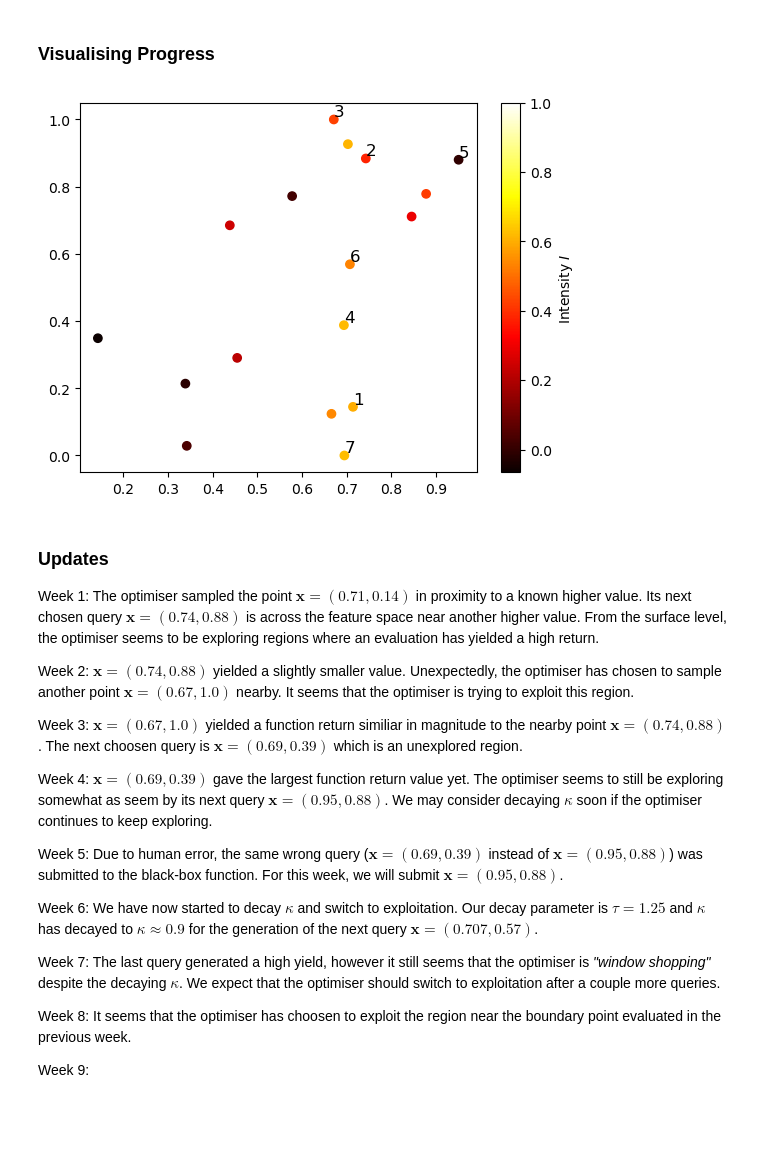
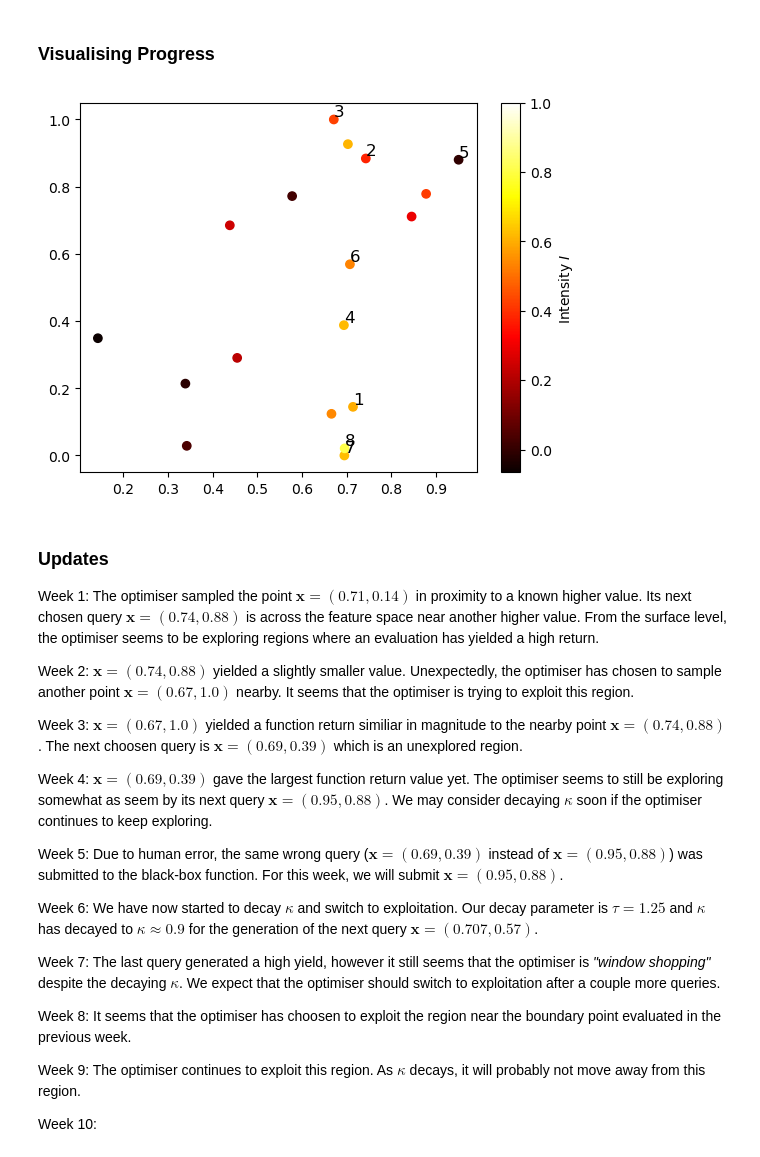
Before and after one commit to prithvi-ramrucha/Capstone-Project, a Jupyter notebook: Function 2/Function 2.ipynb, the cells around one changed output. Cells and saved outputs as stored; diff of their text form; code cells hidden in the pictures; blank space fills up the shorter version.

Commit message:
week 10 queries generated (1/2).

```diff
--- a/Function 2/Function 2.ipynb
+++ b/Function 2/Function 2.ipynb
@@ -196,40 +196,42 @@ X_new = [[0.714022, 0.144772],
          [0.693657329560127, 0.387796793163461],
          [0.950533712613288, 0.880113144198796],
          [0.707123062636893, 0.569087393419978],
-         [0.694697, 0.000000]
+         [0.694697, 0.000000],
+         [0.695342070757102, 0.0212062580520909]
 ]
 
 y_new = [0.5974724463060992,
          0.3768987459655726,
          0.428581720970266,
          0.618115021297223,
          -0.004621971838607,
          0.529657108588525,
-         0.6249467279360946]
+         0.6249467279360946,
+         0.808474313940969]
 
 # Concatenating,
 X = np.concatenate((X, X_new), axis=0)
 y = np.concatenate((y, y_new), axis=0)
 
 # Plotting,
 plt.scatter(X.T[0], X.T[1], c=y, cmap="hot", vmax=1)
 plt.plot()
 plt.colorbar(label="Intensity $I$")
 
 for i, (x1, x2) in enumerate(X_new):
     plt.text(
         x1,
         x2,
         str(i + 1),
         color="black",
         fontsize=12,
         ha="left",
         va="bottom"
     )
 
 plt.show()
 # %% [output]
-[figure, old version]
+[figure, new version]
 # %% [markdown]
 ### Updates
 
@@ -249,4 +251,6 @@ Week 7: The last query generated a high yield, however it still seems that the o
 
 Week 8: It seems that the optimiser has choosen to exploit the region near the boundary point evaluated in the previous week.
 
-Week 9:
+Week 9: The optimiser continues to exploit this region. As $\kappa$ decays, it will probably not move away from this region.
+
+Week 10:
```
Also changed, not shown: parts of 4 cells of this notebook, 21 other files.
